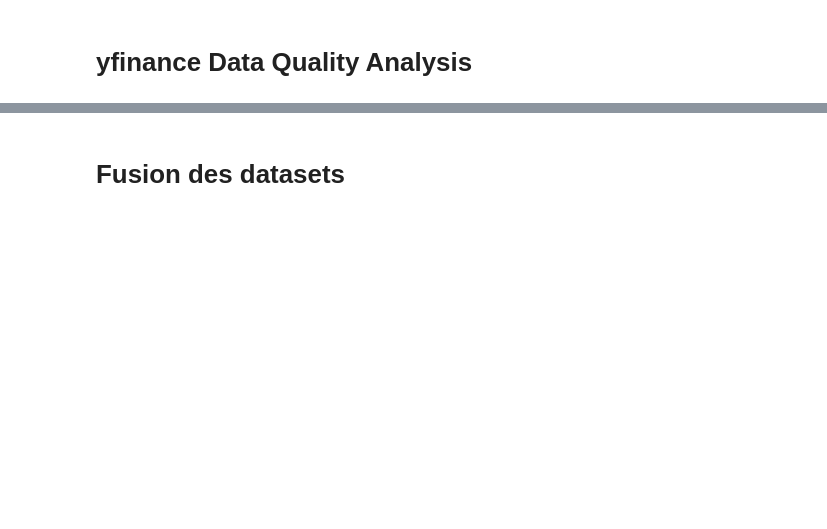
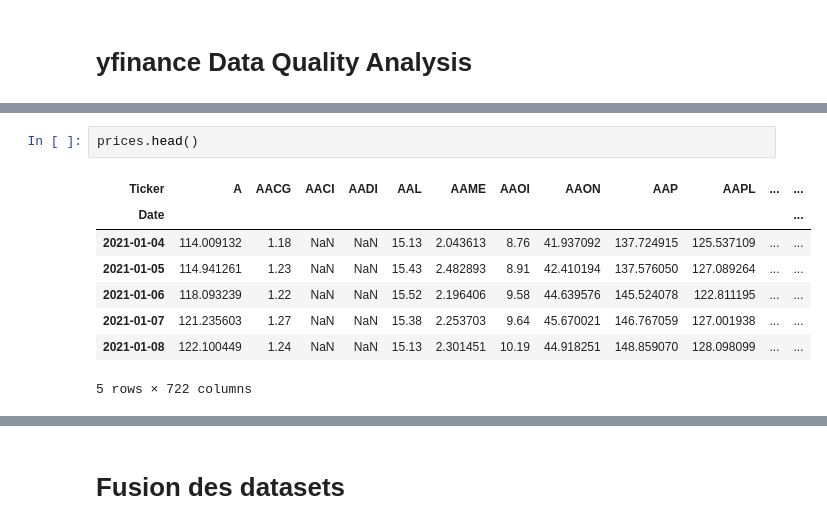
Before and after one commit to ambre-bissi/ESG-Portfolio-Optimizer, a Jupyter notebook: Notebooks/1_data_quality.ipynb, the cells around one changed output, grey strips where cells are left out. Drawn from its saved outputs; the diff is of its cells as text; blank space fills up the shorter version.

```diff
--- a/Notebooks/1_data_quality.ipynb
+++ b/Notebooks/1_data_quality.ipynb
@@ -197,0 +197,11 @@ AttributeError: 'Series' object has no attribute 'split'
+# %%
+prices.head()
+# %% [output]
+| Ticker | A | AACG | AACI | AADI | AAL | AAME | AAOI | AAON | AAP | AAPL | ... | ... |
+| Date |  |  |  |  |  |  |  |  |  |  |  | ... |
+| 2021-01-04 | 114.009132 | 1.18 | NaN | NaN | 15.13 | 2.043613 | 8.76 | 41.937092 | 137.724915 | 125.537109 | ... | ... |
+| 2021-01-05 | 114.941261 | 1.23 | NaN | NaN | 15.43 | 2.482893 | 8.91 | 42.410194 | 137.576050 | 127.089264 | ... | ... |
+| 2021-01-06 | 118.093239 | 1.22 | NaN | NaN | 15.52 | 2.196406 | 9.58 | 44.639576 | 145.524078 | 122.811195 | ... | ... |
+| 2021-01-07 | 121.235603 | 1.27 | NaN | NaN | 15.38 | 2.253703 | 9.64 | 45.670021 | 146.767059 | 127.001938 | ... | ... |
+| 2021-01-08 | 122.100449 | 1.24 | NaN | NaN | 15.13 | 2.301451 | 10.19 | 44.918251 | 148.859070 | 128.098099 | ... | ... |
+5 rows × 722 columns
```
Also changed, not shown: parts of 17 cells of this notebook.
